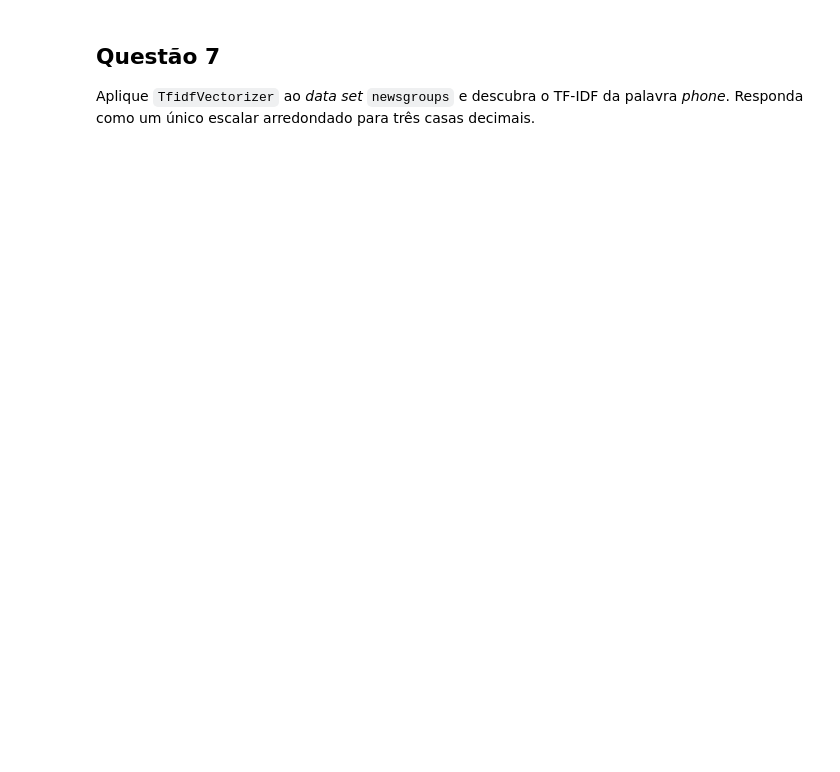
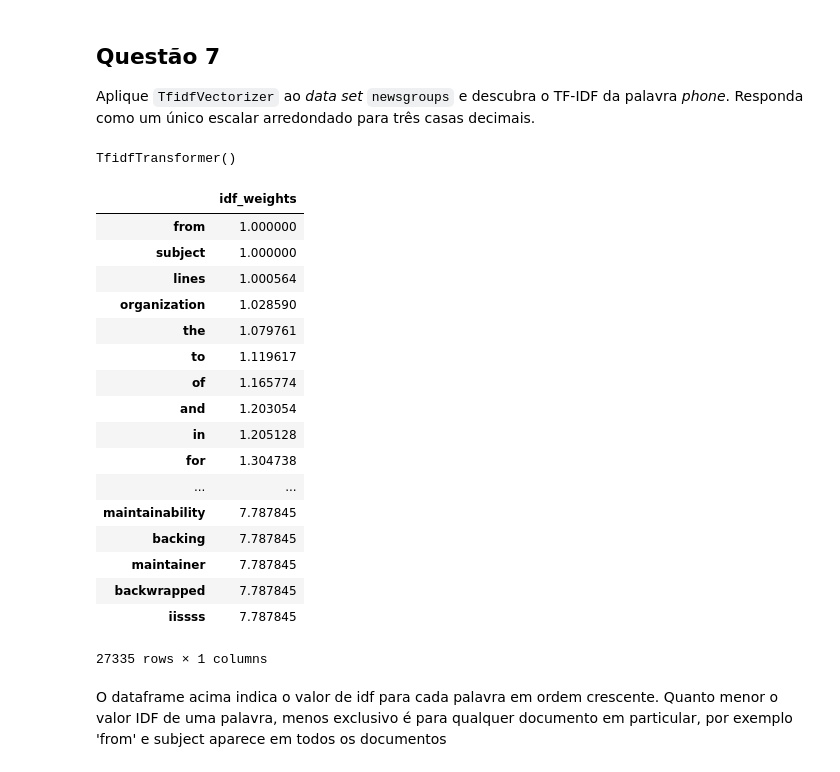
Before and after one commit to rodrigo-segui/AceleradevDataScience, a Jupyter notebook: Desafio5/main.ipynb, the cells around one changed output. Saved outputs shown, nothing was run; the diff lists cells and outputs as text; code cells hidden in the pictures; blank space fills up the shorter version.

```diff
--- a/Desafio5/main.ipynb
+++ b/Desafio5/main.ipynb
@@ -300,0 +511,30 @@ def q7():
+# %%
+tfidf_transformer=TfidfTransformer(smooth_idf=True,use_idf=True)
+tfidf_transformer.fit(word_counter_vector) #tfidf ajustado de acordo com a contagem de palavras
+# %% [output]
+TfidfTransformer()
+# %%
+df_idf = pd.DataFrame(tfidf_transformer.idf_, index=countvectorizer.get_feature_names(),columns=["idf_weights"])
+# %%
+df_idf.sort_values(by=['idf_weights'])
+# %% [output]
+|  | idf_weights |
+| from | 1.000000 |
+| subject | 1.000000 |
+| lines | 1.000564 |
+| organization | 1.028590 |
+| the | 1.079761 |
+| to | 1.119617 |
+| of | 1.165774 |
+| and | 1.203054 |
+| in | 1.205128 |
+| for | 1.304738 |
+| ... | ... |
+| maintainability | 7.787845 |
+| backing | 7.787845 |
+| maintainer | 7.787845 |
+| backwrapped | 7.787845 |
+| iissss | 7.787845 |
+27335 rows × 1 columns
+# %% [markdown]
+O dataframe acima indica o valor de idf para cada palavra em ordem crescente. Quanto menor o valor IDF de uma palavra, menos exclusivo é para qualquer documento em particular, por exemplo 'from' e subject aparece em todos os documentos
```
Also changed, not shown: parts of 39 cells of this notebook, 5 other files.
